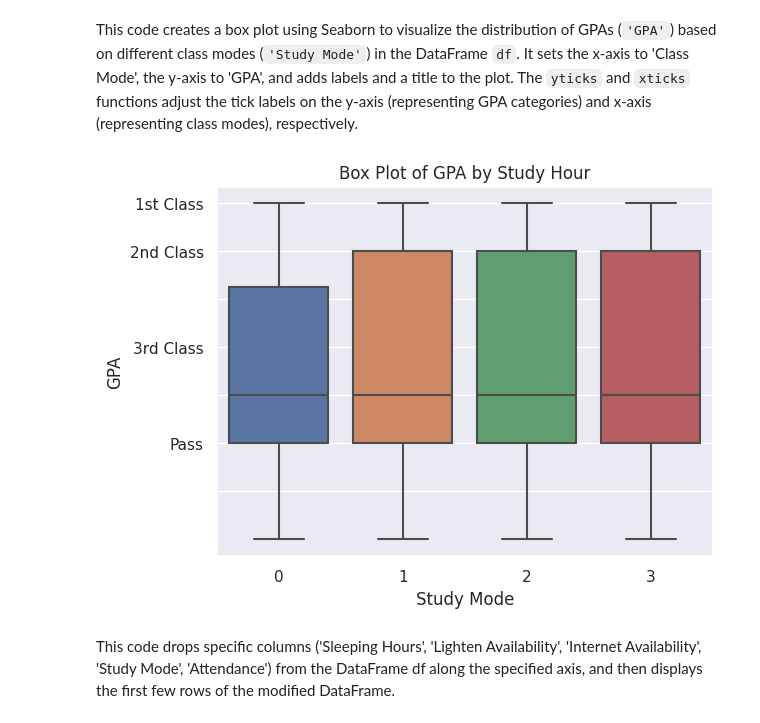
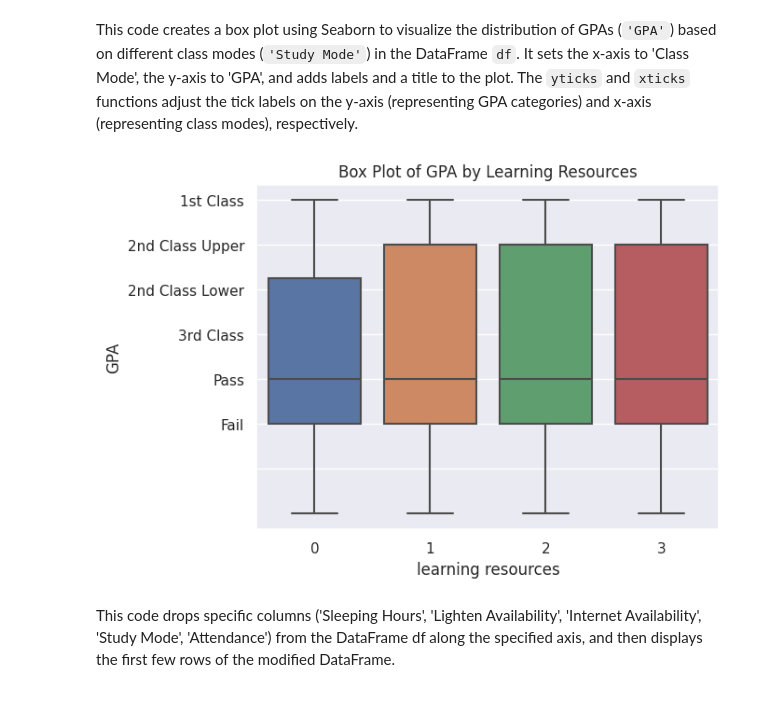
Before and after one commit to Ofori416/Student.PredictionModel, a Jupyter notebook: Student_Prediction.ipynb, the cells around one changed output. Cells and saved outputs as stored; diff of their text form; code cells hidden in the pictures.

```diff
--- a/Student_Prediction.ipynb
+++ b/Student_Prediction.ipynb
@@ -264,16 +265,16 @@ plt.show()
 This code creates a box plot using Seaborn to visualize the distribution of GPAs (`'GPA'`) based on different class modes (`'Study Mode'`) in the DataFrame `df`. It sets the x-axis to 'Class Mode', the y-axis to 'GPA', and adds labels and a title to the plot. The `yticks` and `xticks` functions adjust the tick labels on the y-axis (representing GPA categories) and x-axis (representing class modes), respectively.
 # %%
 sns.boxplot(x='Study Mode', y='GPA', data=df)
-plt.xlabel('Study Mode')
+plt.xlabel('learning resources')
 plt.ylabel('GPA')
-plt.title('Box Plot of GPA by Study Hour')
+plt.title('Box Plot of GPA by Learning Resources')
 
-plt.yticks([7, 6, 5, 4, 3, 2, 1], ['1st Class', '2nd Class', '', '3rd Class', '', 'Pass', ''])
+plt.yticks([7, 6, 5, 4, 3, 2, 1], ['1st Class', '2nd Class Upper', '2nd Class Lower', '3rd Class', 'Pass', 'Fail', ''])
 
 # Display the plot
 plt.show()
 # %% [output]
-[figure, old version]
+[figure, new version]
 # %% [markdown]
 
 This code drops specific columns ('Sleeping Hours', 'Lighten Availability', 'Internet Availability', 'Study Mode', 'Attendance') from the DataFrame df along the specified axis, and then displays the first few rows of the modified DataFrame.
```
Also changed, not shown: parts of 6 cells of this notebook.
